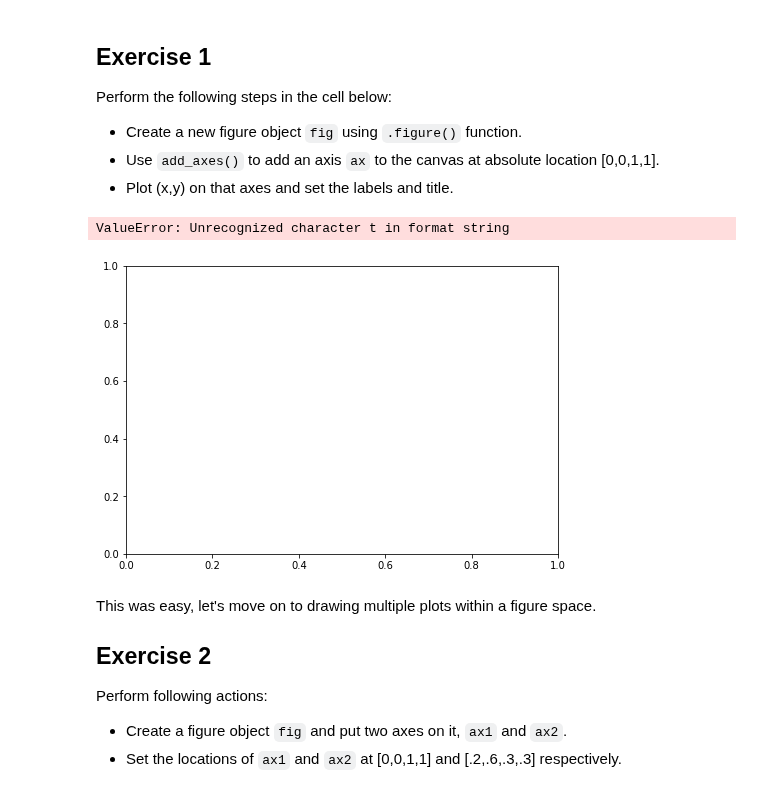
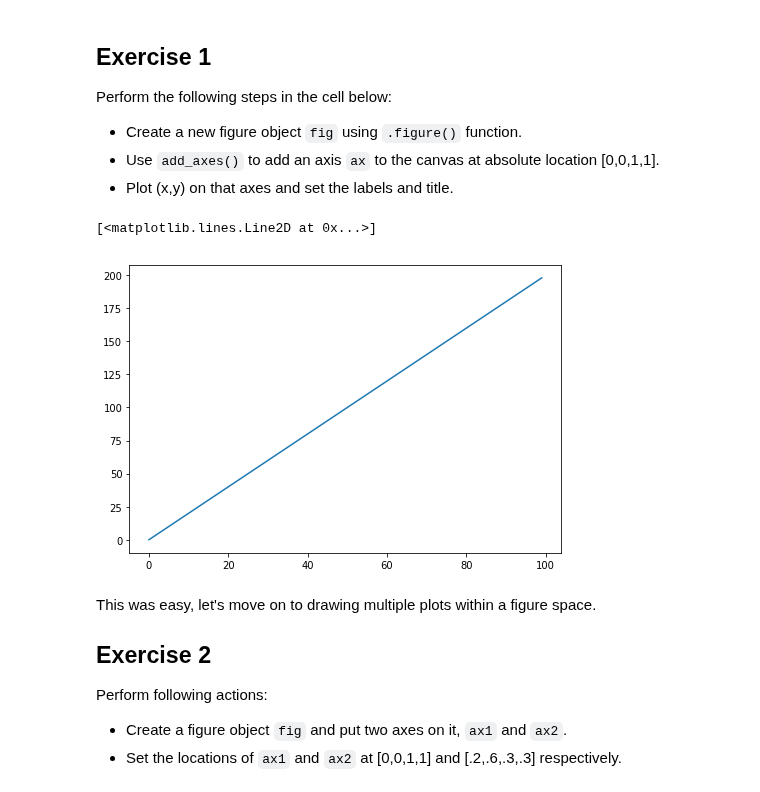
Before and after one commit to AR3441/dsc-1-03-13-customizing-visualizations-with-matplotlib-lab-nyc-ds-career-031119, a Jupyter notebook: index.ipynb, the cells around one changed output. Saved outputs shown, nothing was run; the diff lists cells and outputs as text; code cells hidden in the pictures.

```diff
--- a/index.ipynb
+++ b/index.ipynb
@@ -64,10 +64,10 @@ Perform the following steps in the cell below:
 # %%
 fig = plt.figure()
 ax = fig.add_axes([0,0,1,1])
-plt.plot(x,y, 'title')
+plt.plot(x,y, label = 'title')
 # %% [output]
-ValueError: Unrecognized character t in format string
+[<matplotlib.lines.Line2D at 0x...>]
-[figure, old version]
+[figure, new version]
 # %% [markdown]
 This was easy, let's move on to drawing multiple plots within a figure space.
 
```
